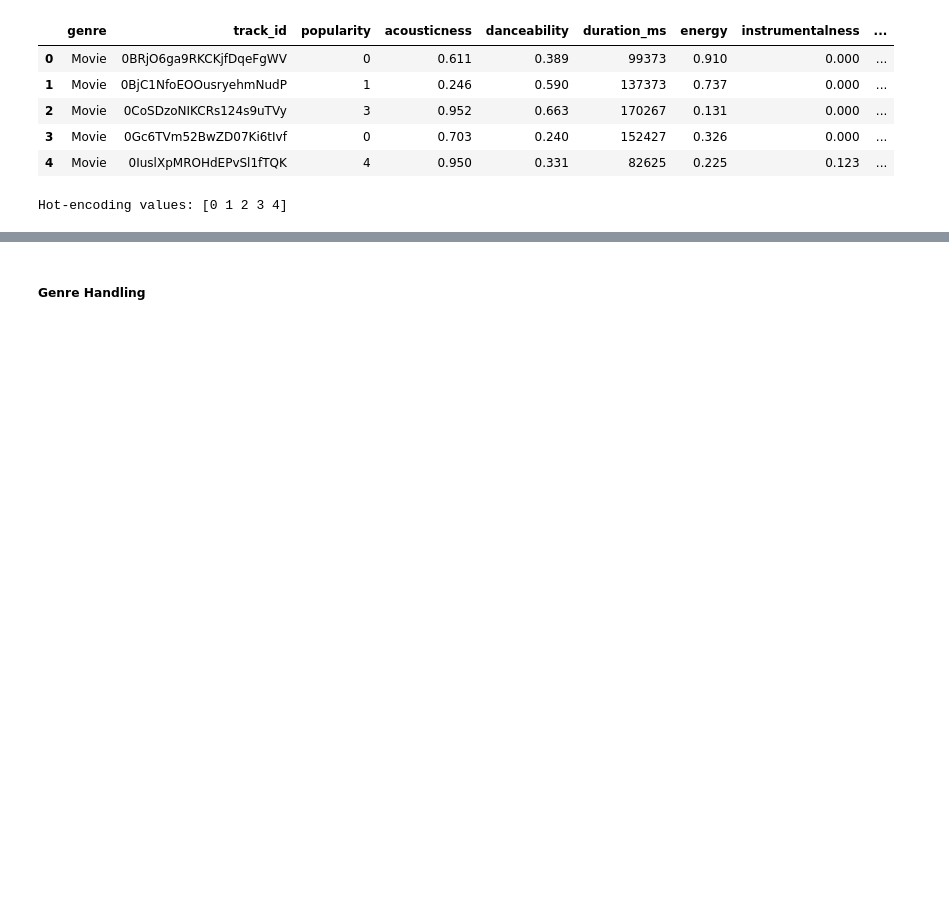
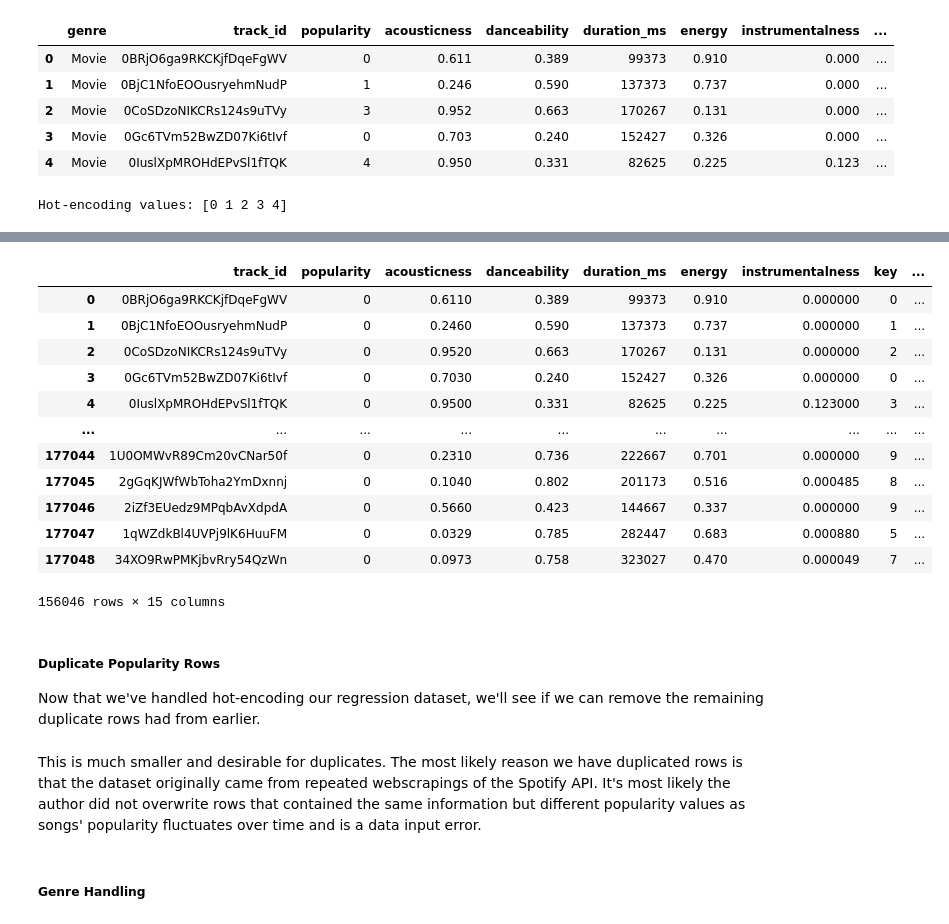
Before and after one commit to xiolett/ML1, a Jupyter notebook: Lab2_Classification/Group2_Lab2_Classification.ipynb, the cells around one changed output, grey strips where cells are left out. Cells and saved outputs as stored; diff of their text form; code cells hidden in the pictures; blank space fills up the shorter version.

```diff
--- a/Lab2_Classification/Group2_Lab2_Classification.ipynb
+++ b/Lab2_Classification/Group2_Lab2_Classification.ipynb
@@ -251,0 +279,20 @@ Hot-encoding values: [0 1 2 3 4]
+# %%
+df_audio_reg_feats.loc[df_audio_reg_feats['popularity'] == 0]
+# %% [output]
+|  | track_id | popularity | acousticness | danceability | duration_ms | energy | instrumentalness | key | ... |
+| 0 | 0BRjO6ga9RKCKjfDqeFgWV | 0 | 0.6110 | 0.389 | 99373 | 0.910 | 0.000000 | 0 | ... |
+| 1 | 0BjC1NfoEOOusryehmNudP | 0 | 0.2460 | 0.590 | 137373 | 0.737 | 0.000000 | 1 | ... |
+| 2 | 0CoSDzoNIKCRs124s9uTVy | 0 | 0.9520 | 0.663 | 170267 | 0.131 | 0.000000 | 2 | ... |
+| 3 | 0Gc6TVm52BwZD07Ki6tIvf | 0 | 0.7030 | 0.240 | 152427 | 0.326 | 0.000000 | 0 | ... |
+| 4 | 0IuslXpMROHdEPvSl1fTQK | 0 | 0.9500 | 0.331 | 82625 | 0.225 | 0.123000 | 3 | ... |
+| ... | ... | ... | ... | ... | ... | ... | ... | ... | ... |
+| 177044 | 1U0OMWvR89Cm20vCNar50f | 0 | 0.2310 | 0.736 | 222667 | 0.701 | 0.000000 | 9 | ... |
+| 177045 | 2gGqKJWfWbToha2YmDxnnj | 0 | 0.1040 | 0.802 | 201173 | 0.516 | 0.000485 | 8 | ... |
+| 177046 | 2iZf3EUedz9MPqbAvXdpdA | 0 | 0.5660 | 0.423 | 144667 | 0.337 | 0.000000 | 9 | ... |
+| 177047 | 1qWZdkBl4UVPj9lK6HuuFM | 0 | 0.0329 | 0.785 | 282447 | 0.683 | 0.000880 | 5 | ... |
+| 177048 | 34XO9RwPMKjbvRry54QzWn | 0 | 0.0973 | 0.758 | 323027 | 0.470 | 0.000049 | 7 | ... |
+156046 rows × 15 columns
+# %% [markdown]
+##### Duplicate Popularity Rows
+Now that we've handled hot-encoding our regression dataset, we'll see if we can remove the remaining duplicate rows
+had from earlier.
@@ -252,3 +314,8 @@ Hot-encoding values: [0 1 2 3 4]
+# %% [markdown]
+This is much smaller and desirable for duplicates. The most likely reason we have duplicated rows is that the dataset
+originally came from repeated webscrapings of the Spotify API. It's most likely the author did not overwrite rows that
+contained the same information but different popularity values as songs' popularity fluctuates over time and is a data
+input error.
 # %% [markdown]
 ##### Genre Handling
 # %%
```
Also changed, not shown: parts of 16 cells of this notebook.
